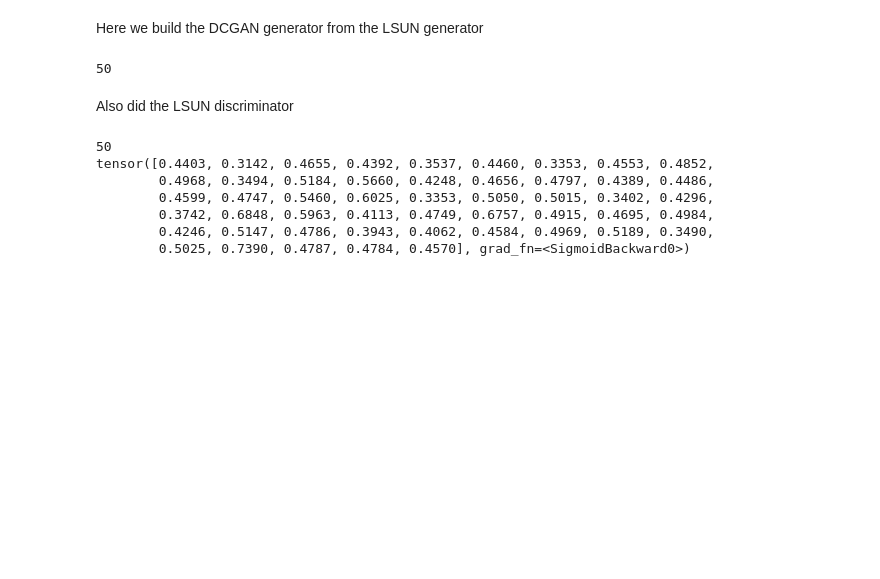
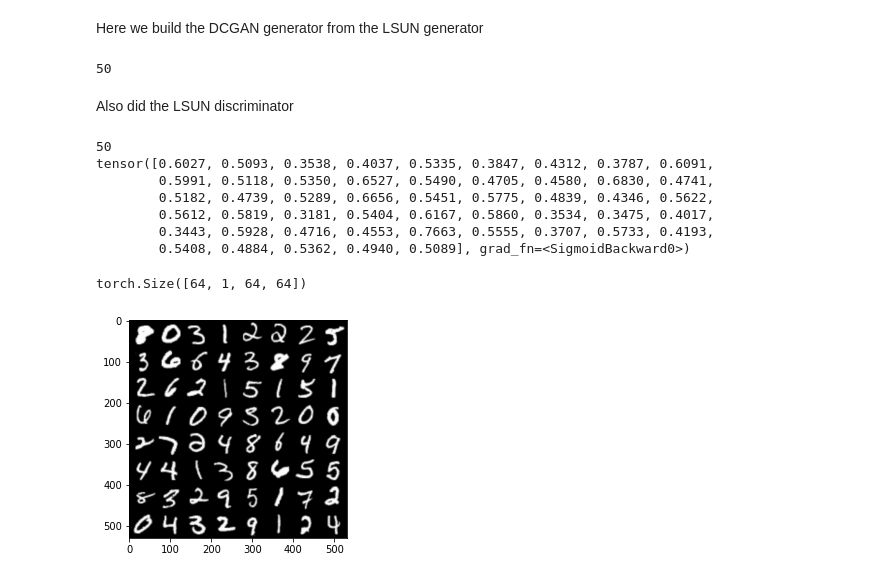
Before and after one commit to oreade16/MLDS, a Jupyter notebook: DCGAN Built.ipynb, the cells around one changed output. Drawn from its saved outputs; the diff is of its cells as text; code cells hidden in the pictures; blank space fills up the shorter version.

```diff
--- a/DCGAN Built.ipynb
+++ b/DCGAN Built.ipynb
@@ -94,12 +95,12 @@ class DCGAN(nn.Module):
 # %%
-model = DCGAN(z)
+model = DCGAN()
 output = model(z)
 print(output)
 # %% [output]
 50
-tensor([0.4403, 0.3142, 0.4655, 0.4392, 0.3537, 0.4460, 0.3353, 0.4553, 0.4852,
-        0.4968, 0.3494, 0.5184, 0.5660, 0.4248, 0.4656, 0.4797, 0.4389, 0.4486,
-        0.4599, 0.4747, 0.5460, 0.6025, 0.3353, 0.5050, 0.5015, 0.3402, 0.4296,
-        0.3742, 0.6848, 0.5963, 0.4113, 0.4749, 0.6757, 0.4915, 0.4695, 0.4984,
-        0.4246, 0.5147, 0.4786, 0.3943, 0.4062, 0.4584, 0.4969, 0.5189, 0.3490,
-        0.5025, 0.7390, 0.4787, 0.4784, 0.4570], grad_fn=<SigmoidBackward0>)
+tensor([0.6027, 0.5093, 0.3538, 0.4037, 0.5335, 0.3847, 0.4312, 0.3787, 0.6091,
+        0.5991, 0.5118, 0.5350, 0.6527, 0.5490, 0.4705, 0.4580, 0.6830, 0.4741,
+        0.5182, 0.4739, 0.5289, 0.6656, 0.5451, 0.5775, 0.4839, 0.4346, 0.5622,
+        0.5612, 0.5819, 0.3181, 0.5404, 0.6167, 0.5860, 0.3534, 0.3475, 0.4017,
+        0.3443, 0.5928, 0.4716, 0.4553, 0.7663, 0.5555, 0.3707, 0.5733, 0.4193,
+        0.5408, 0.4884, 0.5362, 0.4940, 0.5089], grad_fn=<SigmoidBackward0>)
@@ -105,0 +118,35 @@ tensor([0.4403, 0.3142, 0.4655, 0.4392, 0.3537, 0.4460, 0.3353, 0.4553, 0.4852,
+# %%
+import torch
+import torch.nn as nn
+import torch.optim as optim
+import torchvision.datasets as datasets
+import torchvision.transforms as transforms
+from torchvision.utils import make_grid
+import matplotlib.pyplot as plt
+
+
+# Load the MNIST dataset
+
+# Define the transformations to resize the images to 224x224
+transform = transforms.Compose([
+    transforms.Resize((64, 64)),
+    transforms.ToTensor(),
+    transforms.Normalize((0.1307,), (0.3081,))
+])
+
+# Load the MNIST training and testing datasets with the defined transformations
+train_dataset = datasets.MNIST(root='./data', train=True, transform=transform, download=True)
+test_dataset = datasets.MNIST(root='./data', train=False, transform=transform, download=True)
+# %%
+train_loader = torch.utils.data.DataLoader(train_dataset, batch_size=batch_size, shuffle=True)
+test_loader = torch.utils.data.DataLoader(test_dataset, batch_size=64, shuffle=True)
+
+# Print 64 random images from the test dataset
+images, _ = next(iter(test_loader))
+image_grid = make_grid(images, nrow=8, normalize=True)
+
+plt.imshow(image_grid.permute(1, 2, 0))
+plt.show()
+# %% [output]
+torch.Size([64, 1, 64, 64])
+[figure, added]
```
Also changed, not shown: parts of 6 cells of this notebook, 12 other files.
